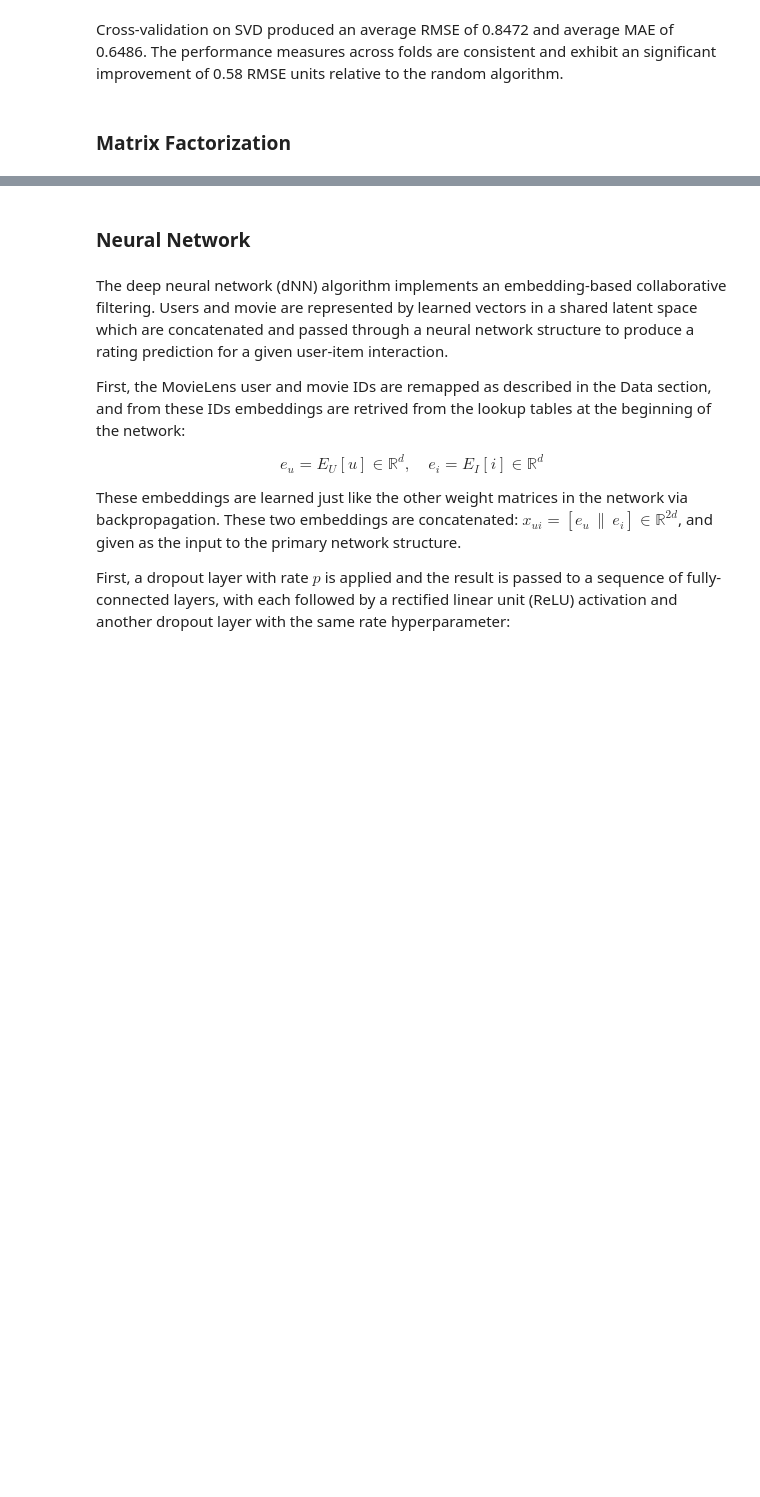
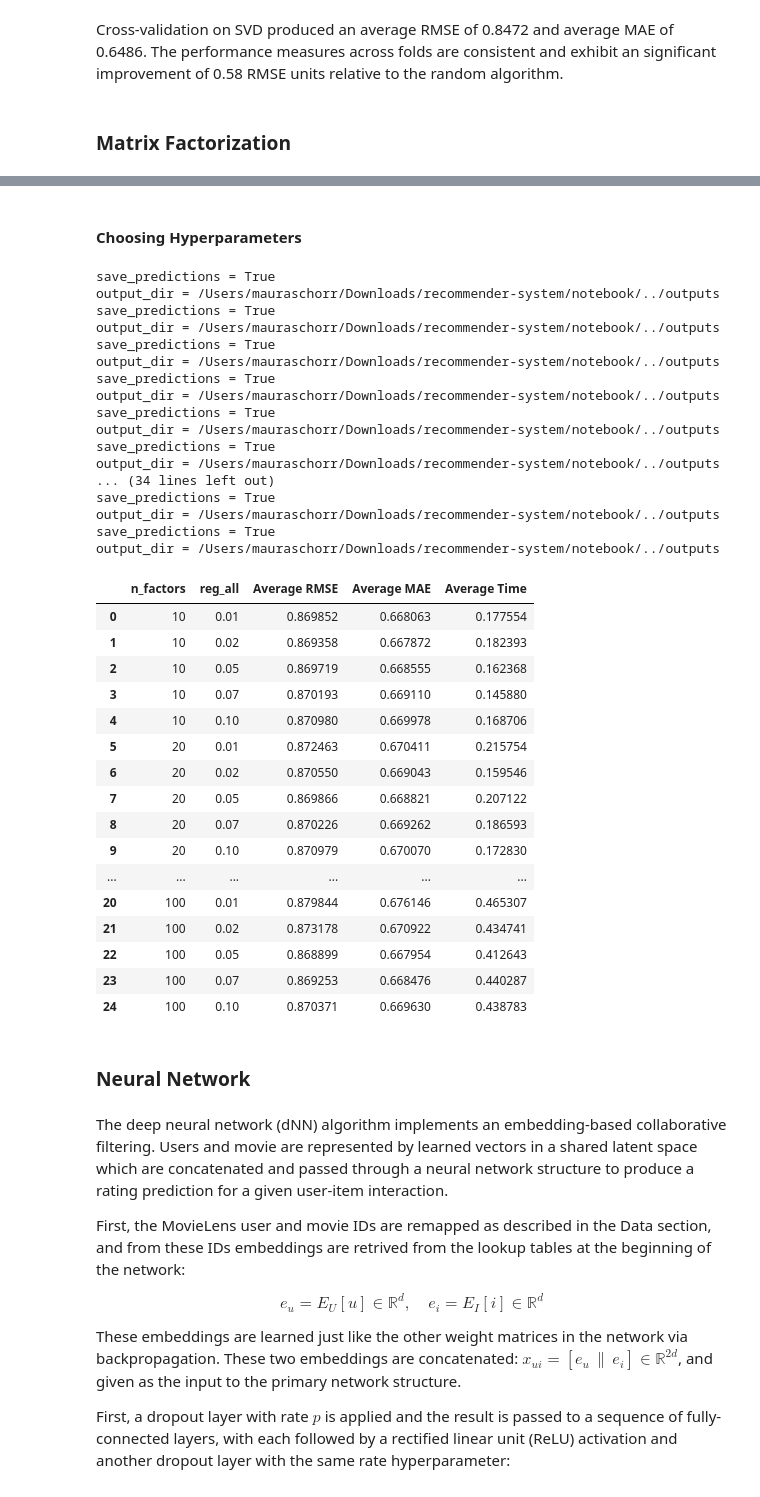
Before and after one commit to jmanderson0119/recommender-system, a Jupyter notebook: notebook/csds435_project3_group7_notebook.ipynb, the cells around one changed output, grey strips where cells are left out. Drawn from its saved outputs; the diff is of its cells as text; code cells hidden in the pictures; blank space fills up the shorter version.

```diff
--- a/notebook/csds435_project3_group7_notebook.ipynb
+++ b/notebook/csds435_project3_group7_notebook.ipynb
@@ -485,3 +561,67 @@ output_dir = /Users/mauraschorr/Downloads/recommender-system/notebook/../outputs
+# %% [markdown]
+#### Choosing Hyperparameters
+# %%
+#testing parameters for mf
+mf_results = []
+
+#only going to test n factors and reg all parameters
+#reg_all -> smaller higher risk of over fitting, larger risk of under fitting
+for n_factors in [10, 20, 50, 80, 100]:
+    for reg_all in [0.01, 0.02, 0.05, 0.07, 0.1]:
+
+        fold_results, predictions, avg_rmse, avg_mae, avg_time = run_mf_reg_cv(
+            folds=folds,
+            n_factors=n_factors,
+            reg_all=reg_all,
+            n_epochs=20,
+            lr_all=0.005,
+        )
+
+        mf_results.append({
+            "n_factors": n_factors,
+            "reg_all": reg_all,
+            "Average RMSE": avg_rmse,
+            "Average MAE": avg_mae,
+            "Average Time": avg_time
+        })
+
+mf_summary = pd.DataFrame(mf_results)
+mf_summary
+# %% [output]
+save_predictions = True
+output_dir = /Users/mauraschorr/Downloads/recommender-system/notebook/../outputs
+save_predictions = True
+output_dir = /Users/mauraschorr/Downloads/recommender-system/notebook/../outputs
+save_predictions = True
+output_dir = /Users/mauraschorr/Downloads/recommender-system/notebook/../outputs
+save_predictions = True
+output_dir = /Users/mauraschorr/Downloads/recommender-system/notebook/../outputs
+save_predictions = True
+output_dir = /Users/mauraschorr/Downloads/recommender-system/notebook/../outputs
+save_predictions = True
+output_dir = /Users/mauraschorr/Downloads/recommender-system/notebook/../outputs
+... (34 lines left out)
+save_predictions = True
+output_dir = /Users/mauraschorr/Downloads/recommender-system/notebook/../outputs
+save_predictions = True
+output_dir = /Users/mauraschorr/Downloads/recommender-system/notebook/../outputs
+|  | n_factors | reg_all | Average RMSE | Average MAE | Average Time |
+| 0 | 10 | 0.01 | 0.869852 | 0.668063 | 0.177554 |
+| 1 | 10 | 0.02 | 0.869358 | 0.667872 | 0.182393 |
+| 2 | 10 | 0.05 | 0.869719 | 0.668555 | 0.162368 |
+| 3 | 10 | 0.07 | 0.870193 | 0.669110 | 0.145880 |
+| 4 | 10 | 0.10 | 0.870980 | 0.669978 | 0.168706 |
+| 5 | 20 | 0.01 | 0.872463 | 0.670411 | 0.215754 |
+| 6 | 20 | 0.02 | 0.870550 | 0.669043 | 0.159546 |
+| 7 | 20 | 0.05 | 0.869866 | 0.668821 | 0.207122 |
+| 8 | 20 | 0.07 | 0.870226 | 0.669262 | 0.186593 |
+| 9 | 20 | 0.10 | 0.870979 | 0.670070 | 0.172830 |
+| ... | ... | ... | ... | ... | ... |
+| 20 | 100 | 0.01 | 0.879844 | 0.676146 | 0.465307 |
+| 21 | 100 | 0.02 | 0.873178 | 0.670922 | 0.434741 |
+| 22 | 100 | 0.05 | 0.868899 | 0.667954 | 0.412643 |
+| 23 | 100 | 0.07 | 0.869253 | 0.668476 | 0.440287 |
+| 24 | 100 | 0.10 | 0.870371 | 0.669630 | 0.438783 |
 # %% [markdown]
 ### Neural Network
 # %% [markdown]
```
Also changed, not shown: parts of 9 cells of this notebook, 6 other files.
